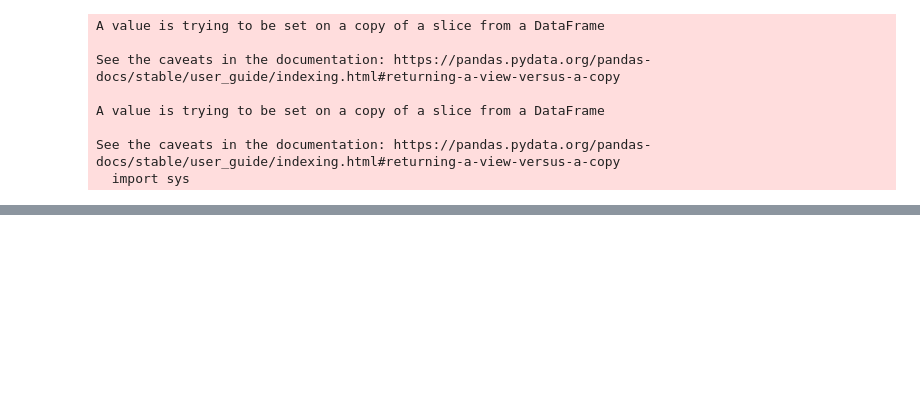
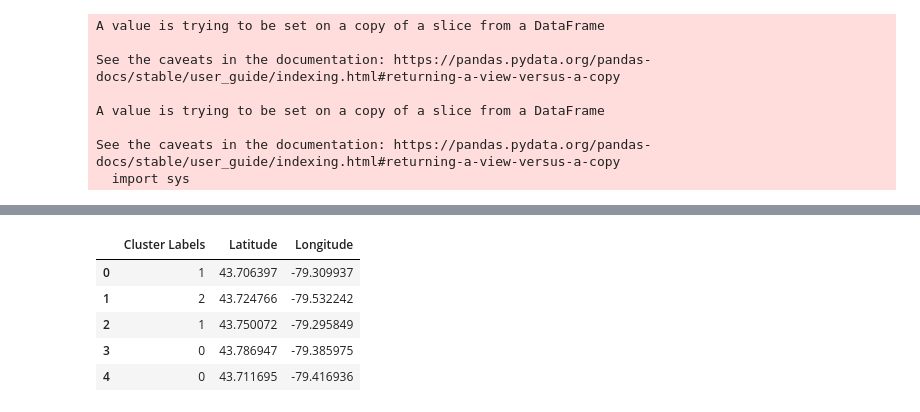
Before and after one commit to MenaHagag/Capstone-Project-, a Jupyter notebook: City_of_Toronto.ipynb, the cells around one changed output, grey strips where cells are left out. Drawn from its saved outputs; the diff is of its cells as text; code cells hidden in the pictures; blank space fills up the shorter version.

```diff
--- a/City_of_Toronto.ipynb
+++ b/City_of_Toronto.ipynb
@@ -224,0 +286,13 @@ df_toronto.head(15)
+# %%
+# add clustering labels
+toronto_grouped_clustering.insert(0, 'Cluster Labels', kmeans.labels_)
+
+
+toronto_grouped_clustering.head()
+# %% [output]
+|  | Cluster Labels | Latitude | Longitude |
+| 0 | 1 | 43.706397 | -79.309937 |
+| 1 | 2 | 43.724766 | -79.532242 |
+| 2 | 1 | 43.750072 | -79.295849 |
+| 3 | 0 | 43.786947 | -79.385975 |
+| 4 | 0 | 43.711695 | -79.416936 |
```
Also changed, not shown: parts of 12 cells of this notebook.
